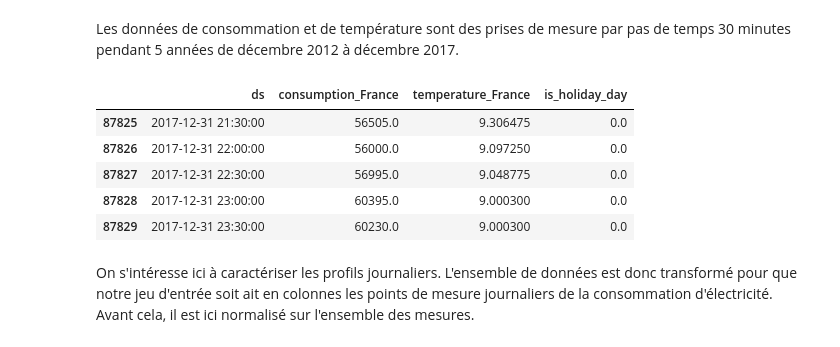
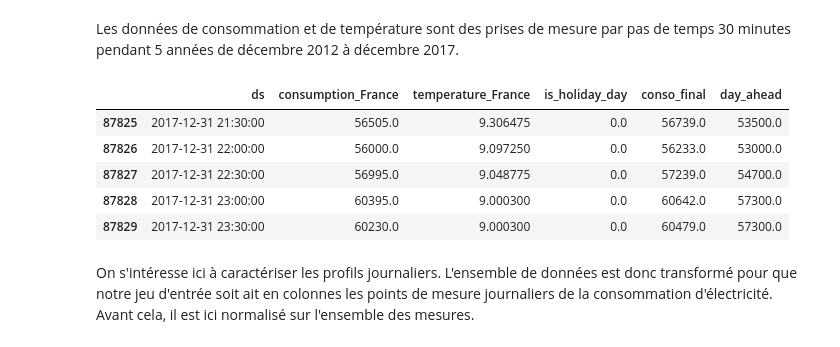
Before and after one commit to GoubetClem/VAE, a Jupyter notebook: Usecase_CVAE.ipynb, the cells around one changed output. Cells and saved outputs as stored; diff of their text form; code cells hidden in the pictures.

Commit message:
Recover data from marota

```diff
--- a/Usecase_CVAE.ipynb
+++ b/Usecase_CVAE.ipynb
@@ -85,23 +510,19 @@ from conso.conso_helpers import plot_latent_space_projection, pyplot_latent_spac
 Les données de consommation et de température sont des prises de mesure par pas de temps 30 minutes pendant 5 années de décembre 2012 à décembre 2017.
 # %%
 # Load dataframe
-path_data = os.path.join(path_main_folder, 'data')
-dataset_csv = os.path.join(path_data, "dataset.csv")
+dataset_csv = os.path.join('data', "dataset_2012_2017.csv")
 x_conso = pd.read_csv(dataset_csv, sep=",",)
 x_conso.ds = pd.to_datetime(x_conso.ds)
 
-#drop indices column
-x_conso=x_conso.drop(columns=x_conso.columns[0],axis=1)
-
 #Visualize data frame head
 x_conso.tail(5)
 # %% [output]
-|  | ds | consumption_France | temperature_France | is_holiday_day |
-| 87825 | 2017-12-31 21:30:00 | 56505.0 | 9.306475 | 0.0 |
-| 87826 | 2017-12-31 22:00:00 | 56000.0 | 9.097250 | 0.0 |
-| 87827 | 2017-12-31 22:30:00 | 56995.0 | 9.048775 | 0.0 |
-| 87828 | 2017-12-31 23:00:00 | 60395.0 | 9.000300 | 0.0 |
-| 87829 | 2017-12-31 23:30:00 | 60230.0 | 9.000300 | 0.0 |
+|  | ds | consumption_France | temperature_France | is_holiday_day | conso_final | day_ahead |
+| 87825 | 2017-12-31 21:30:00 | 56505.0 | 9.306475 | 0.0 | 56739.0 | 53500.0 |
+| 87826 | 2017-12-31 22:00:00 | 56000.0 | 9.097250 | 0.0 | 56233.0 | 53000.0 |
+| 87827 | 2017-12-31 22:30:00 | 56995.0 | 9.048775 | 0.0 | 57239.0 | 54700.0 |
+| 87828 | 2017-12-31 23:00:00 | 60395.0 | 9.000300 | 0.0 | 60642.0 | 57300.0 |
+| 87829 | 2017-12-31 23:30:00 | 60230.0 | 9.000300 | 0.0 | 60479.0 | 57300.0 |
 # %% [markdown]
 On s'intéresse ici à caractériser les profils journaliers. L'ensemble de données est donc transformé pour que notre jeu d'entrée soit ait en colonnes les points de mesure journaliers de la consommation d'électricité. Avant cela, il est ici normalisé sur l'ensemble des mesures.
 # %%
```
Also changed, not shown: parts of 33 cells of this notebook, 4 other files.
